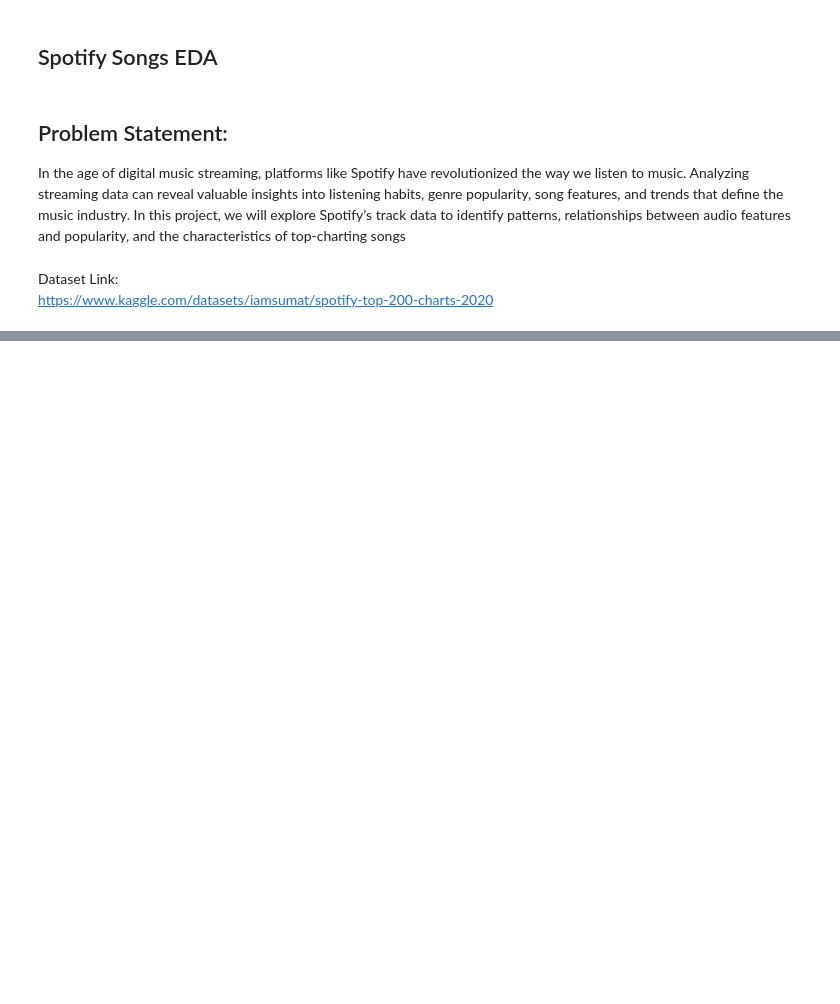
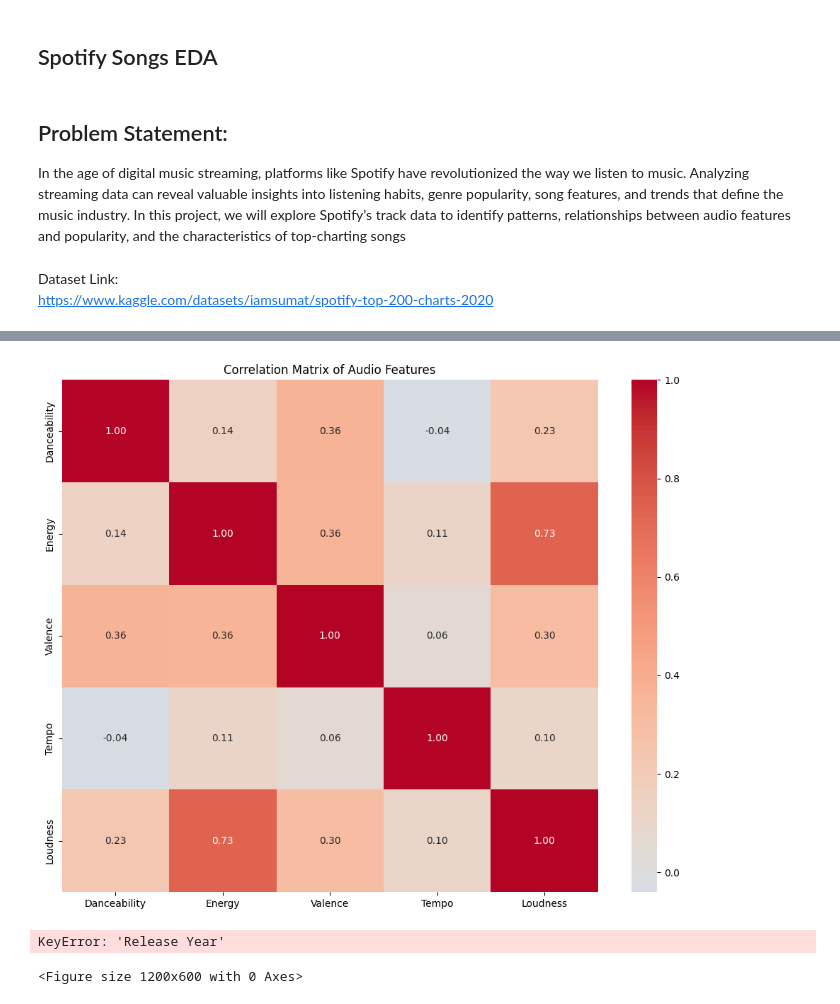
Before and after one commit to emadadnan000/SMIT-AI-DS, a Jupyter notebook: Project/Spotify EDA.ipynb, the cells around one changed output, grey strips where cells are left out. Saved outputs shown, nothing was run; the diff lists cells and outputs as text; code cells hidden in the pictures; blank space fills up the shorter version.

```diff
--- a/Project/Spotify EDA.ipynb
+++ b/Project/Spotify EDA.ipynb
@@ -26,0 +210,36 @@ import numpy as np
+# %%
+# 4 Heatmap showing correlation between audio features (danceability, energy, valence, tempo, loudness).
+
+# First convert all audio features to numeric
+audio_features_extended = ['Danceability', 'Energy', 'Valence', 'Tempo', 'Loudness']
+
+for feature in audio_features_extended:
+    df[feature] = pd.to_numeric(df[feature], errors='coerce')
+
+# Select only the audio features for correlation
+audio_df = df[audio_features_extended]
+
+# Calculate correlation matrix
+corr_matrix = audio_df.corr()
+
+plt.figure(figsize=(10, 8))
+sns.heatmap(corr_matrix, annot=True, cmap='coolwarm', fmt=".2f", center=0)
+plt.title('Correlation Matrix of Audio Features')
+plt.tight_layout()
+plt.show()
+# %% [output]
+[figure, added]
+# %%
+# 5 Line chart showing trend of popularity over time.
+
+plt.figure(figsize=(12, 6))
+df.groupby('Release Year')['Popularity'].mean().plot(kind='line', color='blue', marker='o')
+plt.title('Trend of Popularity Over Time')
+plt.xlabel('Release Year')
+plt.ylabel('Average Popularity')
+plt.grid()
+plt.tight_layout()
+plt.show()
+# %% [output]
+KeyError: 'Release Year'
+<Figure size 1200x600 with 0 Axes>
```
Also changed, not shown: parts of 15 cells of this notebook, 6 other files.
